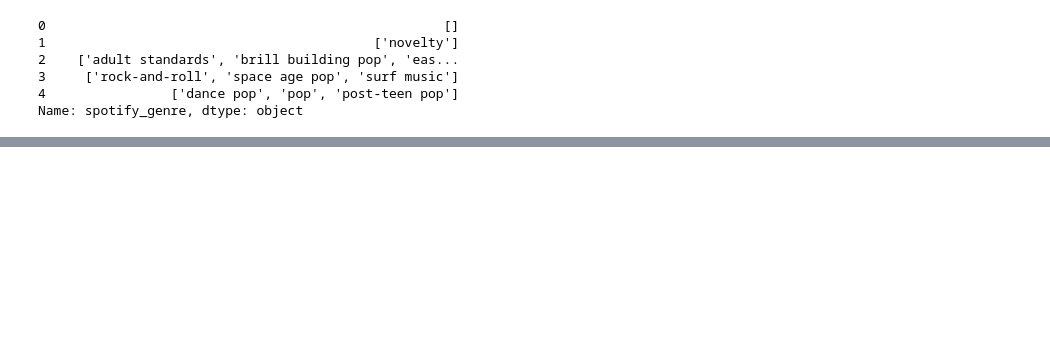
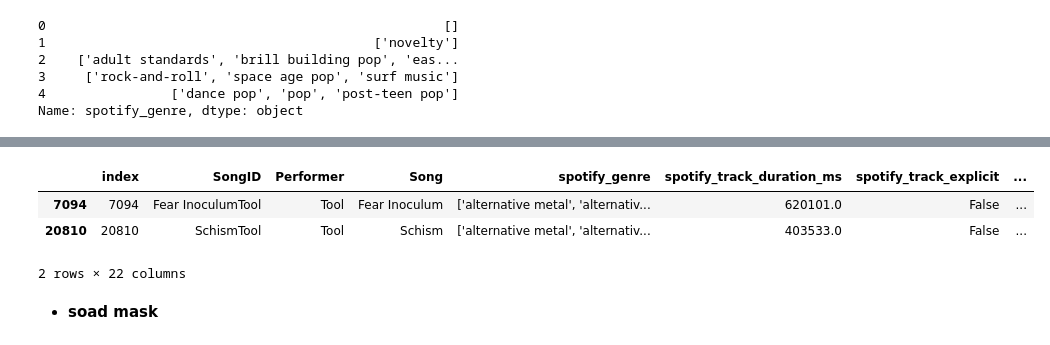
Before and after one commit to alelovo/Project_programming, a Jupyter notebook: project.ipynb, the cells around one changed output, grey strips where cells are left out. Drawn from its saved outputs; the diff is of its cells as text; code cells hidden in the pictures; blank space fills up the shorter version.

```diff
--- a/project.ipynb
+++ b/project.ipynb
@@ -90,0 +249,12 @@ Name: spotify_genre, dtype: object
+# %%
+mask_toll=billboard_df.Performer=='Tool'
+# %%
+tool_df=billboard_df[mask_toll]
+tool_df
+# %% [output]
+|  | index | SongID | Performer | Song | spotify_genre | spotify_track_duration_ms | spotify_track_explicit | ... |
+| 7094 | 7094 | Fear InoculumTool | Tool | Fear Inoculum | ['alternative metal', 'alternativ... | 620101.0 | False | ... |
+| 20810 | 20810 | SchismTool | Tool | Schism | ['alternative metal', 'alternativ... | 403533.0 | False | ... |
+2 rows × 22 columns
+# %% [markdown]
+* **soad mask**
```
Also changed, not shown: parts of 17 cells of this notebook.
